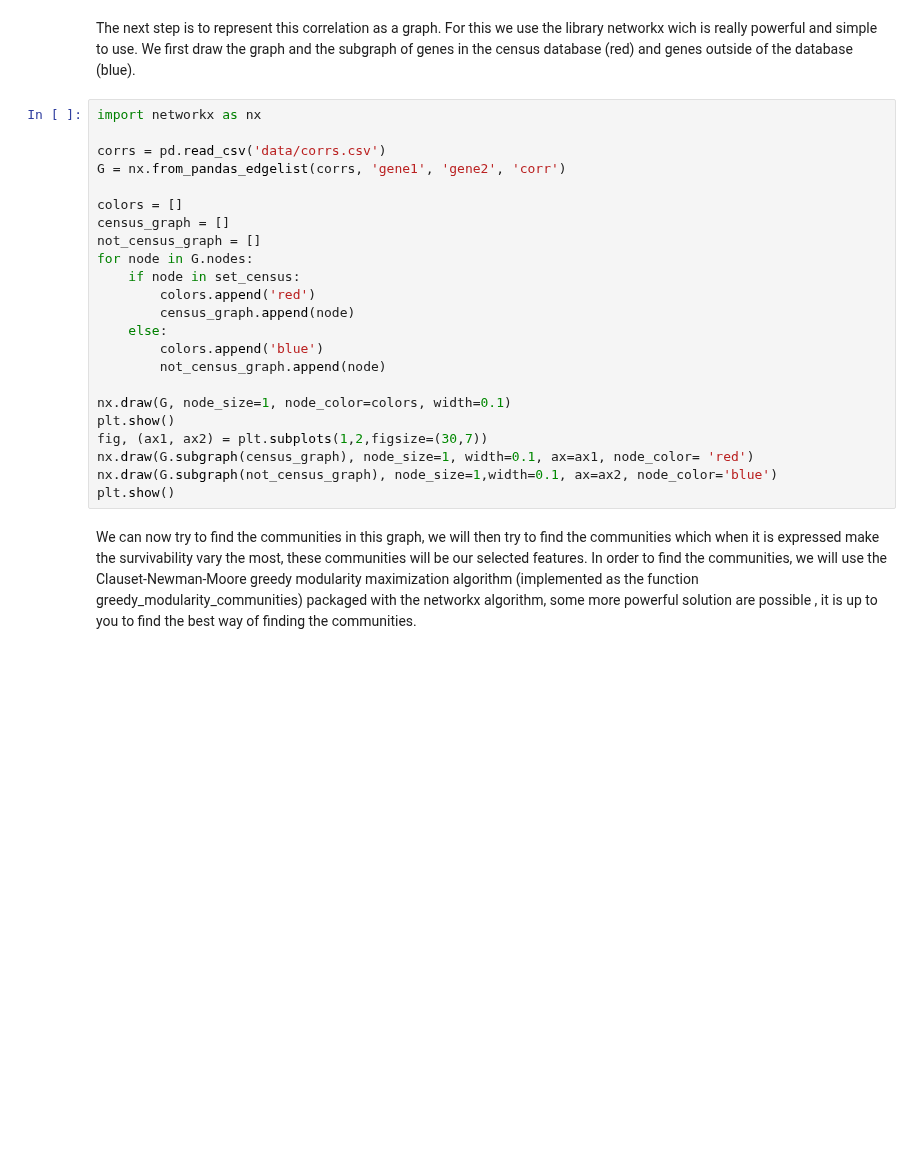
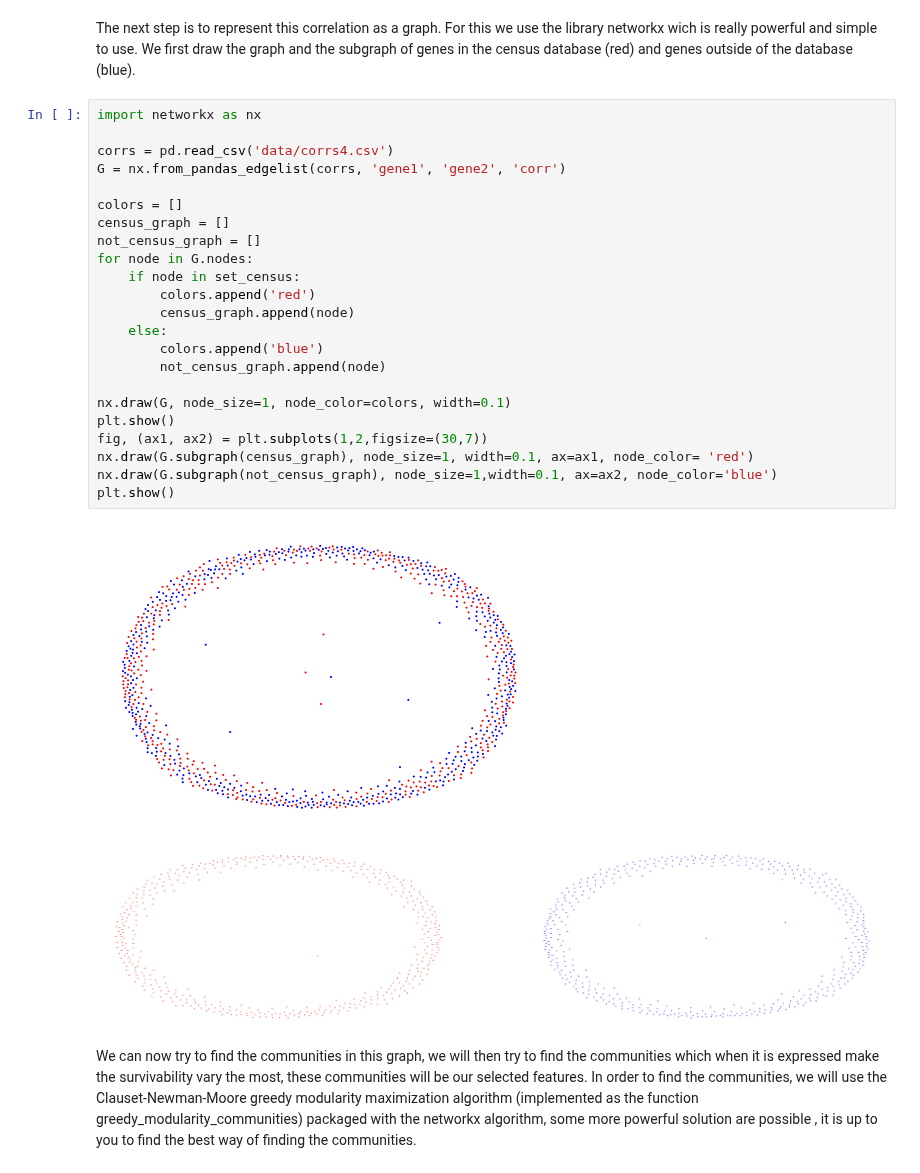
Before and after one commit to StephaneBereux/Cancer-survival-challenge, a Jupyter notebook: starting_kit.ipynb, the cells around one changed output. Cells and saved outputs as stored; diff of their text form; blank space fills up the shorter version.

```diff
--- a/starting_kit.ipynb
+++ b/starting_kit.ipynb
@@ -609,26 +696,29 @@ The next step is to represent this correlation as a graph. For this we use the l
 # %%
 import networkx as nx
 
-corrs = pd.read_csv('data/corrs.csv')
+corrs = pd.read_csv('data/corrs4.csv')
 G = nx.from_pandas_edgelist(corrs, 'gene1', 'gene2', 'corr')
 
 colors = []
 census_graph = []
 not_census_graph = []
 for node in G.nodes:
     if node in set_census:
         colors.append('red')
         census_graph.append(node)
     else:
         colors.append('blue')
         not_census_graph.append(node)
 
 nx.draw(G, node_size=1, node_color=colors, width=0.1)
 plt.show()
 fig, (ax1, ax2) = plt.subplots(1,2,figsize=(30,7))
 nx.draw(G.subgraph(census_graph), node_size=1, width=0.1, ax=ax1, node_color= 'red')
 nx.draw(G.subgraph(not_census_graph), node_size=1,width=0.1, ax=ax2, node_color='blue')
 plt.show()
+# %% [output]
+[figure, added]
+[figure, added]
 # %% [markdown]
 We can now try to find the communities in this graph, we will then try to find the communities which when it is expressed make the survivability vary the most, these communities will be our selected features. In order to find the communities, we will use the Clauset-Newman-Moore greedy modularity maximization algorithm (implemented as the function greedy_modularity_communities) packaged with the networkx algorithm, some more powerful solution are possible , it is up to you to find the best way of finding the communities.
 # %%
```
Also changed, not shown: parts of 33 cells of this notebook, 2 other files.
